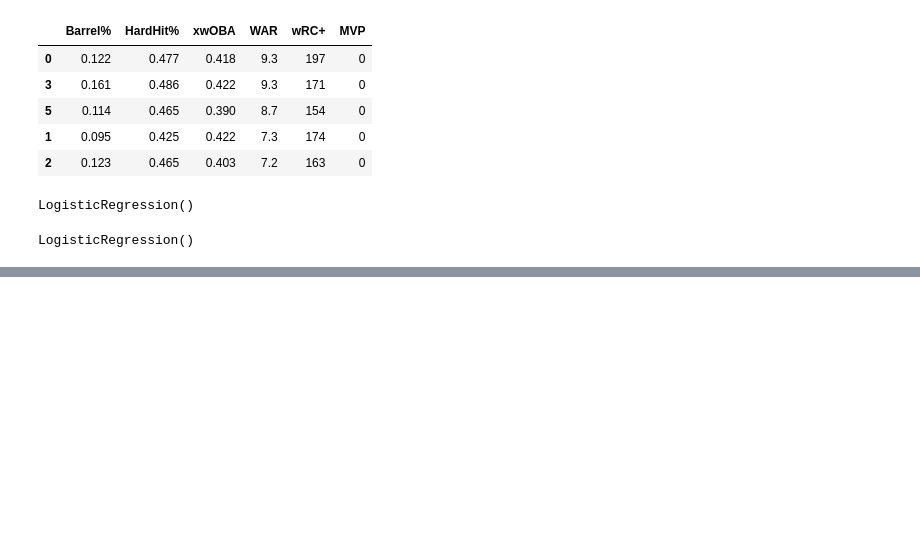
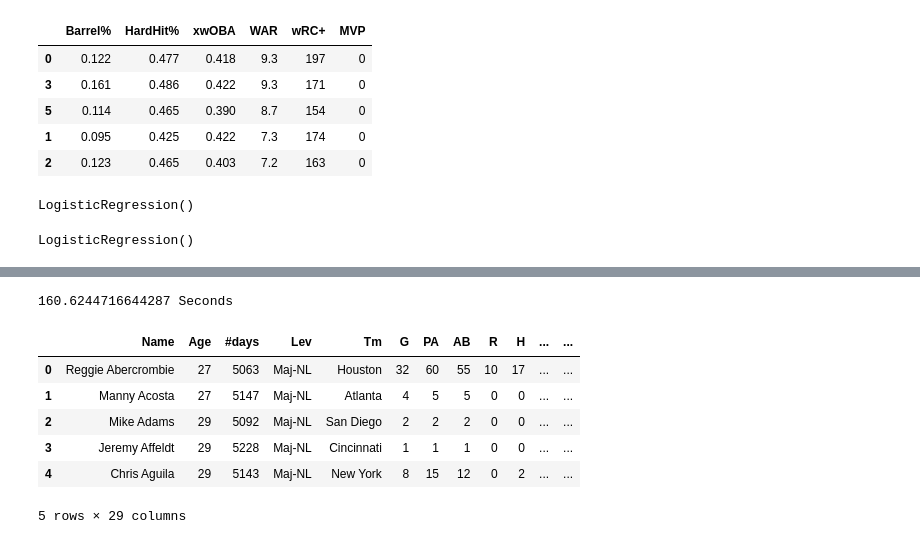
Before and after one commit to lbp12/Moneyball, a Jupyter notebook: MoneyballProjectExploration.ipynb, the cells around one changed output, grey strips where cells are left out. Cells and saved outputs as stored; diff of their text form; code cells hidden in the pictures; blank space fills up the shorter version.

```diff
--- a/MoneyballProjectExploration.ipynb
+++ b/MoneyballProjectExploration.ipynb
@@ -99,0 +155,14 @@ LogisticRegression()
+# %%
+warnings.simplefilter('ignore')
+data_NL = Merger(start_year, end_year, mvp_awards, all_awards, 'Maj-NL')
+
+data_NL.head()
+# %% [output]
+160.6244716644287 Seconds
+|  | Name | Age | #days | Lev | Tm | G | PA | AB | R | H | ... | ... |
+| 0 | Reggie Abercrombie | 27 | 5063 | Maj-NL | Houston | 32 | 60 | 55 | 10 | 17 | ... | ... |
+| 1 | Manny Acosta | 27 | 5147 | Maj-NL | Atlanta | 4 | 5 | 5 | 0 | 0 | ... | ... |
+| 2 | Mike Adams | 29 | 5092 | Maj-NL | San Diego | 2 | 2 | 2 | 0 | 0 | ... | ... |
+| 3 | Jeremy Affeldt | 29 | 5228 | Maj-NL | Cincinnati | 1 | 1 | 1 | 0 | 0 | ... | ... |
+| 4 | Chris Aguila | 29 | 5143 | Maj-NL | New York | 8 | 15 | 12 | 0 | 2 | ... | ... |
+5 rows × 29 columns
```
Also changed, not shown: parts of 11 cells of this notebook.
